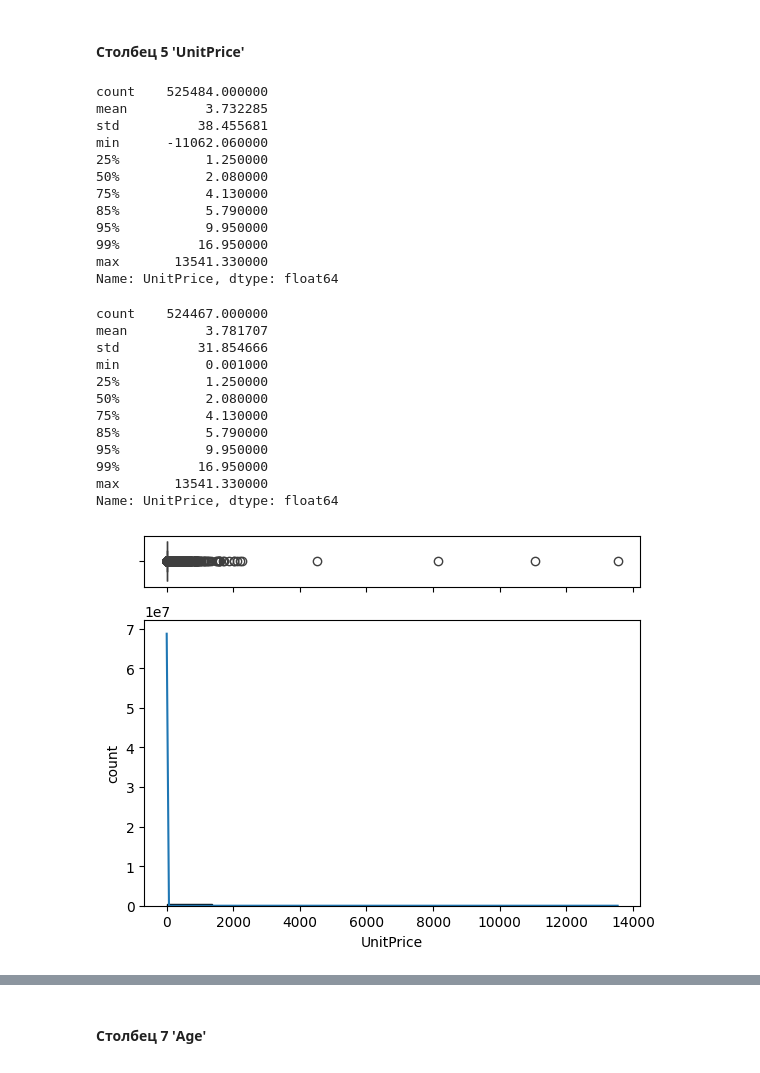
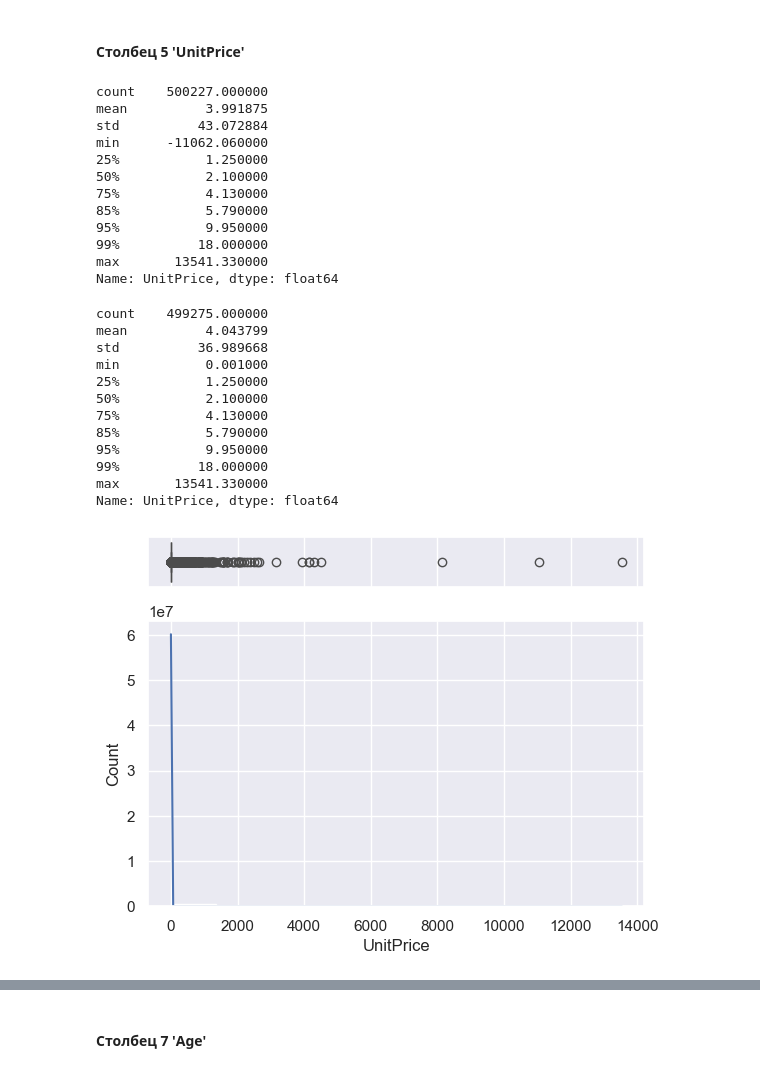
Before and after one commit to sashareva/Preparation-and-cleaning-EDA-Cohort-analysis-RFM-analysis, a Jupyter notebook: Подготовка и очистка, EDA, когортный анализ, RFM анализ.ipynb, the cells around one changed output, grey strips where cells are left out. Saved outputs shown, nothing was run; the diff lists cells and outputs as text; code cells hidden in the pictures.

```diff
--- a/Подготовка и очистка, EDA, когортный анализ, RFM анализ.ipynb
+++ b/Подготовка и очистка, EDA, когортный анализ, RFM анализ.ipynb
@@ -17,6 +17,7 @@ import numpy as np
 import matplotlib.pyplot as plt
 #import datetime as dt
 import seaborn as sns
+sns.set()
 import plotly.express as px
 # %% [output]
 Requirement already satisfied: pandas in c:\users\александра\appdata\local\programs\python\python312\lib\site-packages (2.2.2)
@@ -309,0 +278,3 @@ plt.show()
+# %%
+# Удалим значения метрики 'Quantity' ниже 0.95 перцентиля
+df = df[(df.Quantity <= df.Quantity.quantile(.95))]
@@ -313,19 +314,16 @@ plt.show()
 # Посмотрим описательные статистики значений цены за единицу товара (UnitPrice) и распределение по перцентилям
 df.UnitPrice.describe(percentiles = [0.25, 0.5, 0.75, 0.85,0.95, 0.99])
 # %% [output]
-count    525484.000000
-mean          3.732285
-std          38.455681
+count    500227.000000
+mean          3.991875
+std          43.072884
 min      -11062.060000
 25%           1.250000
-50%           2.080000
+50%           2.100000
 75%           4.130000
 85%           5.790000
 95%           9.950000
-99%          16.950000
+99%          18.000000
 max       13541.330000
 Name: UnitPrice, dtype: float64
-# %%
-# Удаление записей с нулевой ценой за единицу товара (UnitPrice = 0)
-df = df[df['UnitPrice'] != 0.0]
 # %%
@@ -334,35 +332,28 @@ df = df[df['UnitPrice'] > 0]
 # %%
 df.UnitPrice.describe(percentiles = [0.25, 0.5, 0.75, 0.85,0.95, 0.99])
 # %% [output]
-count    524467.000000
-mean          3.781707
-std          31.854666
+count    499275.000000
+mean          4.043799
+std          36.989668
 min           0.001000
 25%           1.250000
-50%           2.080000
+50%           2.100000
 75%           4.130000
 85%           5.790000
 95%           9.950000
-99%          16.950000
+99%          18.000000
 max       13541.330000
 Name: UnitPrice, dtype: float64
 # %%
-# создадим два подграфика ax_box и ax_hist
-# кроме того, укажем, что нам нужны:
+# Посмотрим на распределение и выбросы для метрики 'UnitPrice'
+
 fig, (ax_box, ax_hist) = plt.subplots(2, # две строки в сетке подграфиков,
                                     sharex = True, # единая шкала по оси x и
                                     gridspec_kw = {'height_ratios': (.15, .85)}) # пропорция 15/85 по высоте
 
-# затем создадим графики, указав через параметр ax в какой подграфик поместить каждый из них
 sns.boxplot(x = df['UnitPrice'], ax = ax_box)
 sns.histplot(data = df, x = 'UnitPrice', ax = ax_hist, bins = 10, kde = True)
 
-# добавим подписи к каждому из графиков через метод .set()
-ax_box.set(xlabel = '') # пустые кавычки удаляют подпись (!)
-ax_hist.set(xlabel = 'UnitPrice')
-ax_hist.set(ylabel = 'count')
-
-# выведем результат
 plt.show()
 # %% [output]
-[figure, old version]
+[figure, new version]
```
Also changed, not shown: parts of 82 cells of this notebook.
